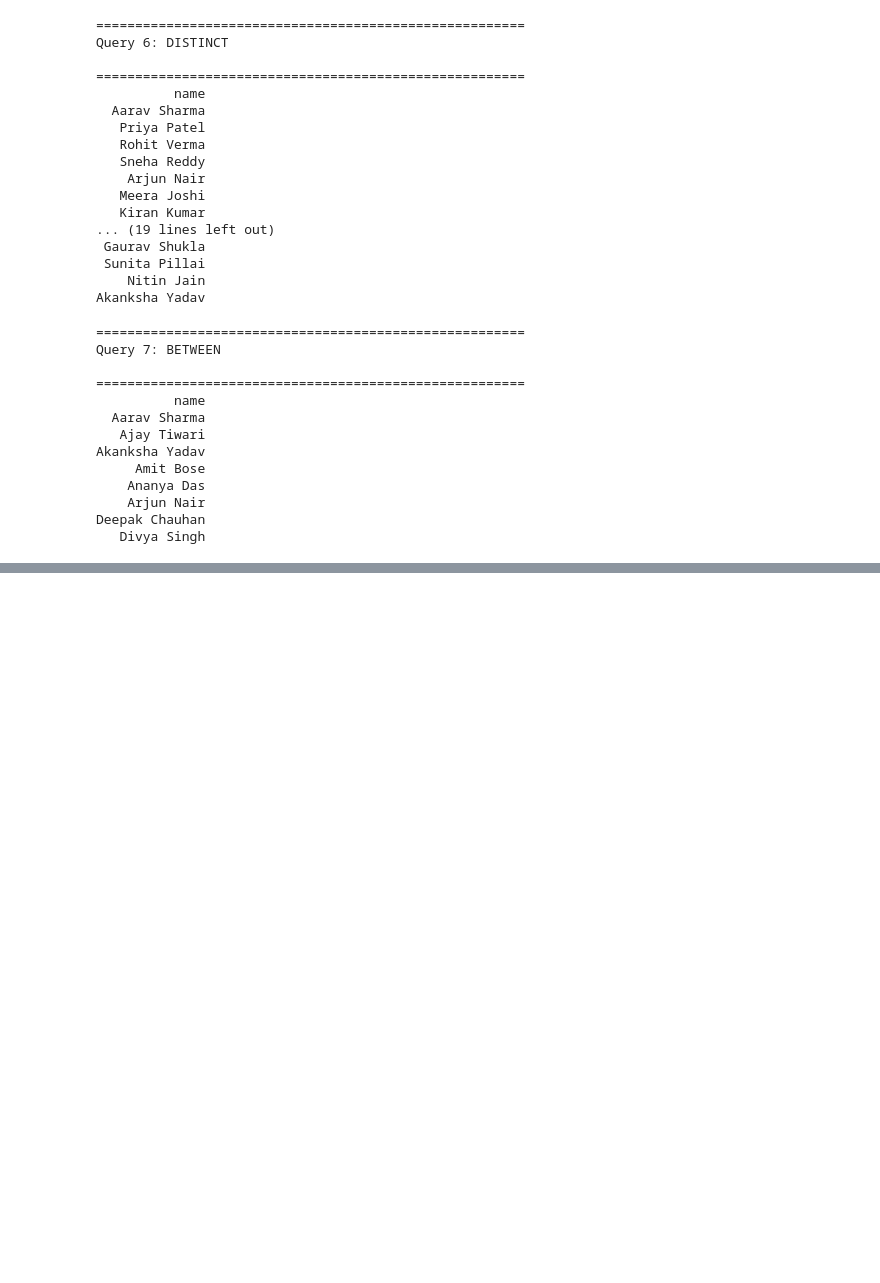
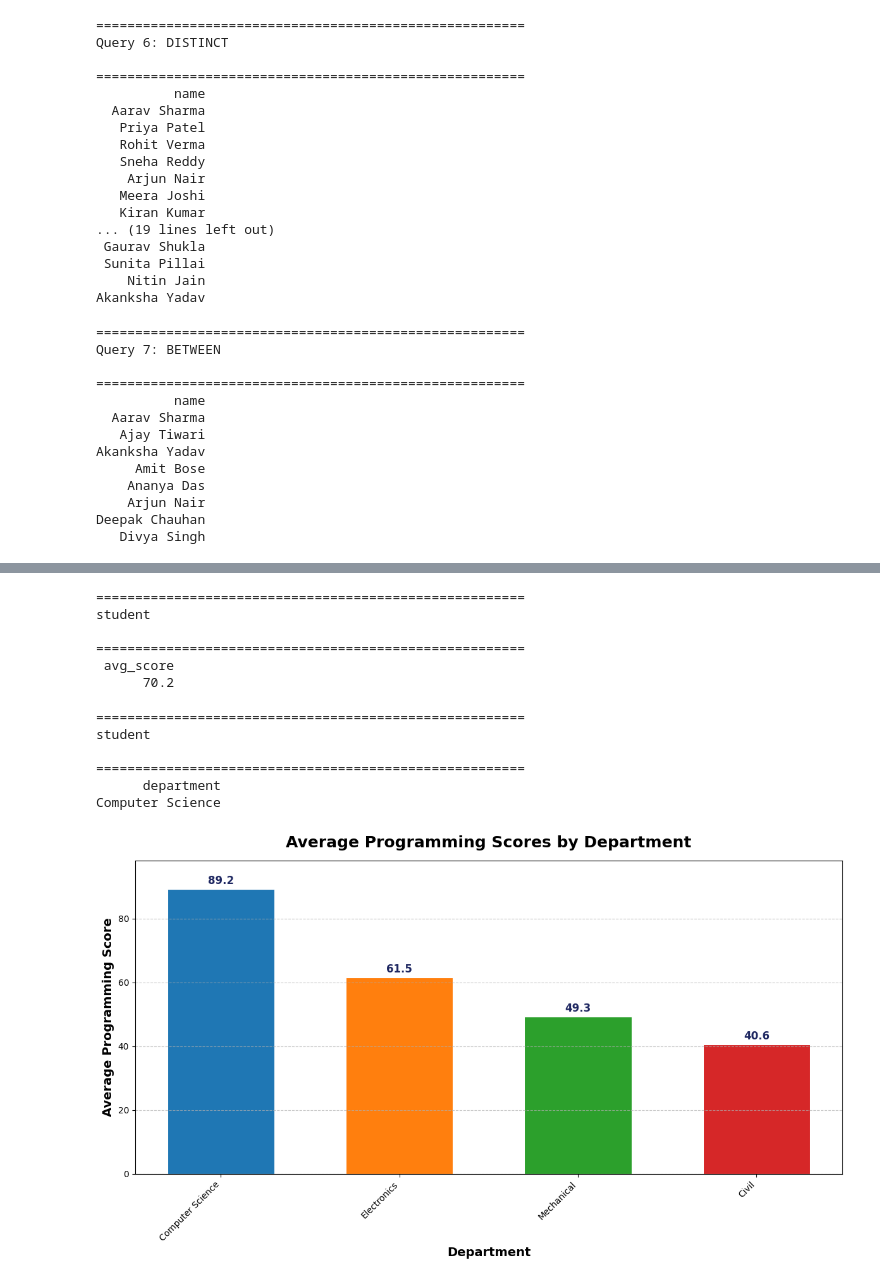
Before and after one commit to Kamalashrinithi19/kamalashrinithi-codeboosters-2026, a Jupyter notebook: Day2/Day2.ipynb, the cells around one changed output, grey strips where cells are left out. Saved outputs shown, nothing was run; the diff lists cells and outputs as text; code cells hidden in the pictures; blank space fills up the shorter version.

```diff
--- a/Day2/Day2.ipynb
+++ b/Day2/Day2.ipynb
@@ -229,0 +303,57 @@ Deepak Chauhan
+# %%
+query11="SELECT ROUND(AVG(programming_score), 2) AS avg_score FROM students WHERE gender='Female' GROUP BY gender"
+result=run_query(query11)
+# %% [output]
+=======================================================
+student
+
+=======================================================
+ avg_score
+      70.2
+# %%
+query12 ="SELECT department FROM students GROUP BY department HAVING AVG(attendance_percentage)>85"
+result=run_query(query12)
+# %% [output]
+=======================================================
+student
+
+=======================================================
+      department
+Computer Science
+# %%
+chart1_sql = "SELECT department, ROUND(AVG(programming_score), 2) AS avg_programming FROM students GROUP BY department ORDER BY avg_programming DESC"
+chart1_data = pd.read_sql_query(chart1_sql, conn)
+
+#2: Create the bar chart
+fig, ax= plt.subplots(figsize=(12, 7)) # Increased figure size slightly
+
+# Dynamic color assignment using a different colormap for bright colors
+cmap = plt.cm.get_cmap('tab10') # Using 'tab10' colormap for bright and distinct colors
+num_departments = len(chart1_data['department'])
+colors = [cmap(i) for i in range(num_departments)] # Select colors directly from the colormap
+
+bars=ax.bar(chart1_data['department'], chart1_data['avg_programming'], color=colors, edgecolor='white', linewidth=0.8, width=0.6) # Reduced bar width to 0.6
+
+for bar in bars:
+  height=bar.get_height()
+  ax.text(
+      bar.get_x()+bar.get_width()/2,
+      height+0.8,
+      f'{height:.1f}',
+      ha='center', va='bottom',
+      fontsize=12, fontweight='bold',
+      color='#1E2761'
+  )
+
+ax.set_title('Average Programming Scores by Department', fontsize=18, fontweight='bold', pad=15)
+ax.set_xlabel('Department', fontsize=14, fontweight='bold')
+ax.set_ylabel('Average Programming Score', fontsize=14, fontweight='bold')
+ax.set_ylim(0, chart1_data['avg_programming'].max() * 1.1) # Add some padding above the highest bar
+ax.grid(axis='y', linestyle='--', alpha=0.7) # Add a horizontal grid for readability
+
+plt.xticks(rotation=45, ha='right') # Rotate x-axis labels for better readability
+plt.tight_layout() # Adjust layout to prevent labels from being cut off
+plt.savefig('avg_programming_scores_by_department.png', dpi=300) # Save the figure
+plt.show()
+# %% [output]
+[figure, added]
```
Also changed, not shown: parts of 4 cells of this notebook.
